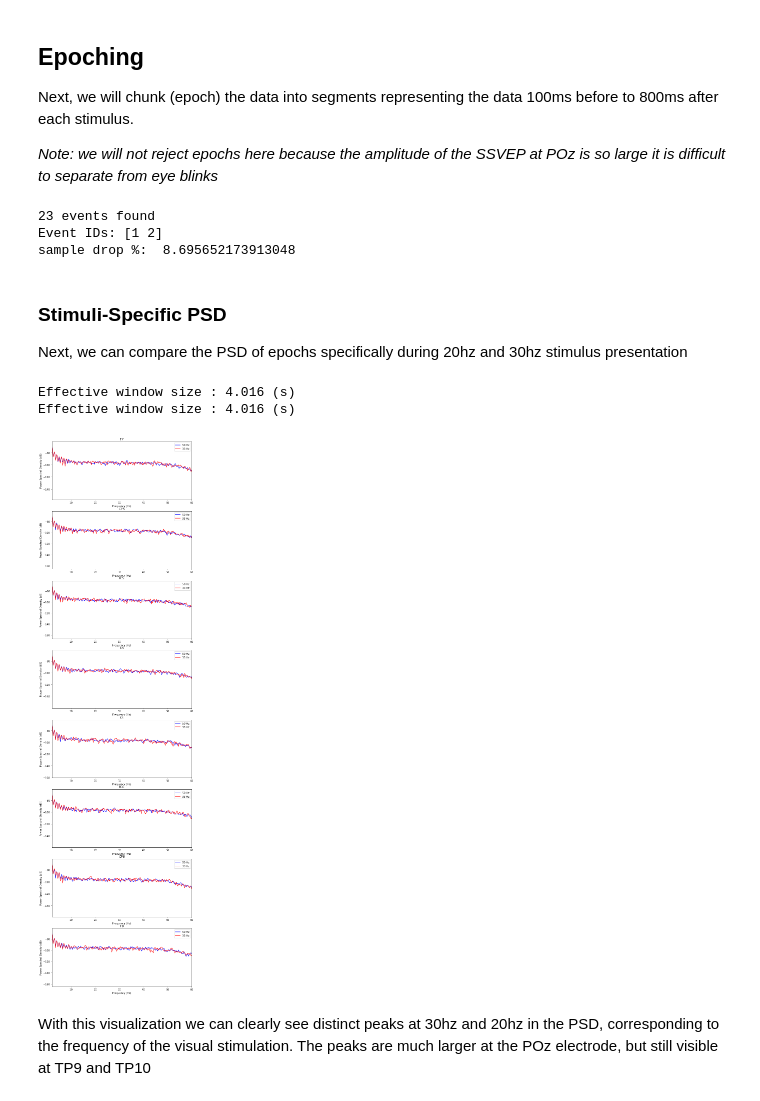
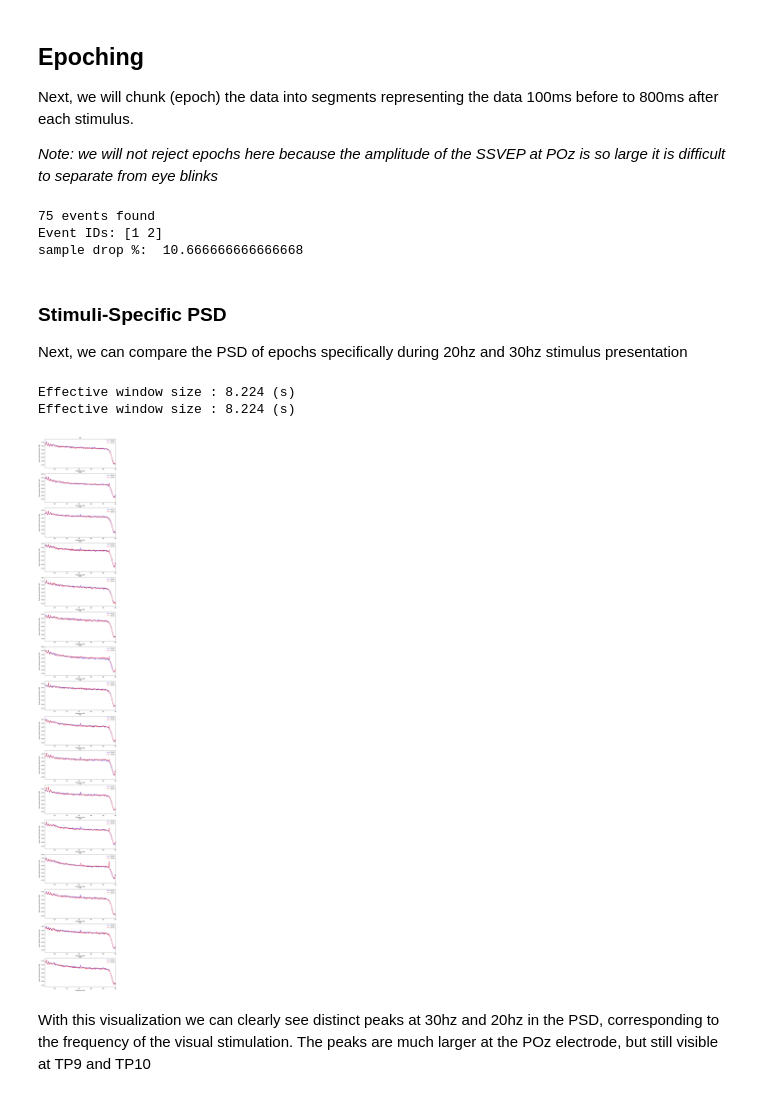
Before and after one commit to JadinTredup/brainflow-notebooks, a Jupyter notebook: SSVEP.ipynb, the cells around one changed output. Drawn from its saved outputs; the diff is of its cells as text; code cells hidden in the pictures.

Commit message:
SSVEP Notebook changes

```diff
--- a/SSVEP.ipynb
+++ b/SSVEP.ipynb
@@ -82,8 +74,8 @@ data/test_subject_ssvep_2_EVENTS.csv
 # %% [markdown]
 ## Load the Dataset
 # %%
-subject_name = 'test_subject'
-runs = [2]
-dataset_ssvep = brainflowDataset(paradigm='ssvep', subject=subject_name, board_type='synthetic')
+subject_name = 'jadin'
+runs = [0, 1, 2, 3]
+dataset_ssvep = brainflowDataset(paradigm='ssvep', subject=subject_name, board_type='daisy', layout=SDESIGN)
 raw = dataset_ssvep.load_subject_to_raw(subject_name, runs, preprocess=False)
 # %% [output]
@@ -129,9 +133,9 @@ epochs = Epochs(raw, events=events, event_id=event_id,
                 verbose=False)
 print('sample drop %: ', (1 - len(epochs.events)/len(events)) * 100)
 # %% [output]
-23 events found
+75 events found
 Event IDs: [1 2]
-sample drop %:  8.695652173913048
+sample drop %:  10.666666666666668
 # %% [markdown]
 ### Stimuli-Specific PSD
 
@@ -139,30 +143,30 @@ Next, we can compare the PSD of epochs specifically during 20hz and 30hz stimulu
 # %%
 psd1, freq1 = psd_welch(epochs['50 Hz'], n_fft=1028, n_per_seg=256 * 3)
 psd2, freq2 = psd_welch(epochs['33 Hz'], n_fft=1028, n_per_seg=256 * 3)
 psd1 = 10 * np.log10(psd1)
 psd2 = 10 * np.log10(psd2)
 psd1_mean = psd1.mean(0)
 psd1_std = psd1.mean(0)
 
 psd2_mean = psd2.mean(0)
 psd2_std = psd2.mean(0)
 
 num_channels = psd1.shape[1]
 f, axs = plt.subplots(num_channels, 1, figsize=(10, num_channels*5))
 for i in range(num_channels):
     axs[i].plot(freq1, psd1_mean[i, :], color='b', label='50 Hz')
     axs[i].plot(freq2, psd2_mean[i, :], color='r', label='33 Hz')
-    axs[i].set_title(SYNTHETIC_CHANNELS[i])
+    axs[i].set_title(SDESIGN[i])
     axs[i].set_ylabel('Power Spectral Density (dB)')
     axs[i].set_xlim((2,60))
     axs[i].set_xlabel('Frequency (Hz)')
     axs[i].legend()
 
 plt.show()
 # %% [output]
-Effective window size : 4.016 (s)
-Effective window size : 4.016 (s)
+Effective window size : 8.224 (s)
+Effective window size : 8.224 (s)
-[figure, old version]
+[figure, new version]
 # %% [markdown]
 With this visualization we can clearly see distinct peaks at 30hz and 20hz in the PSD, corresponding to the frequency of the visual stimulation. The peaks are much larger at the POz electrode, but still visible at TP9 and TP10
 # %% [markdown]
```
Also changed, not shown: parts of 12 cells of this notebook, 5 other files.
